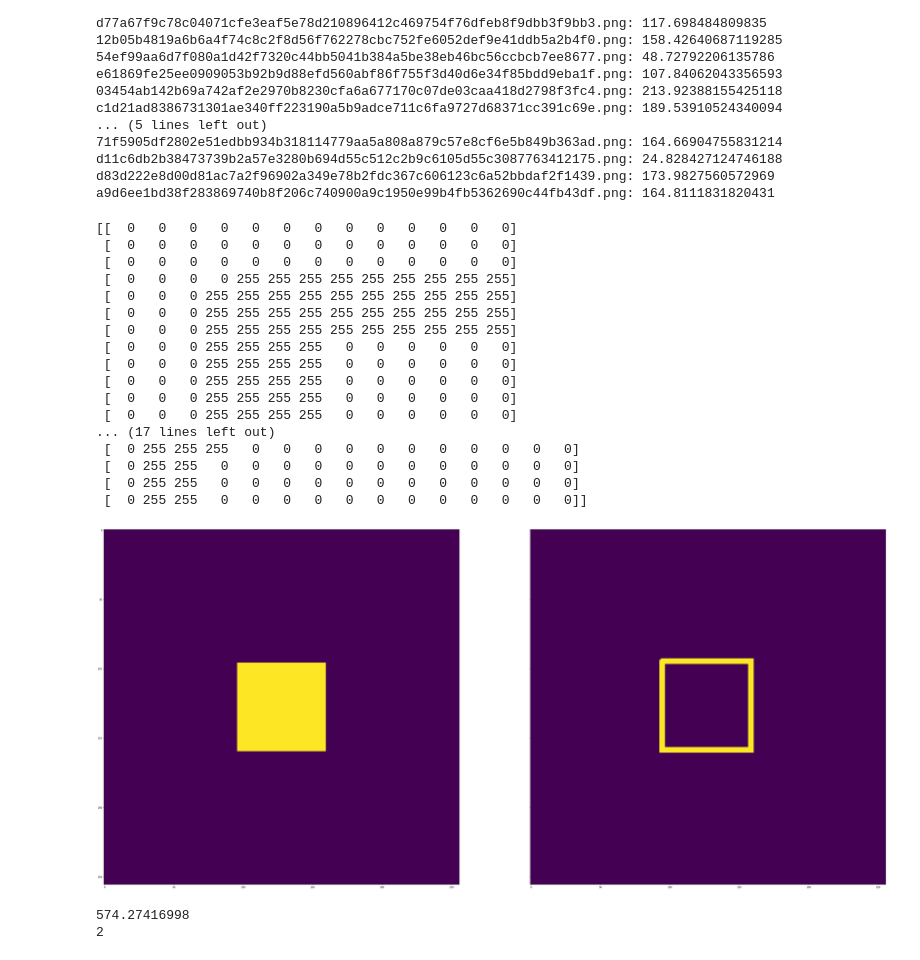
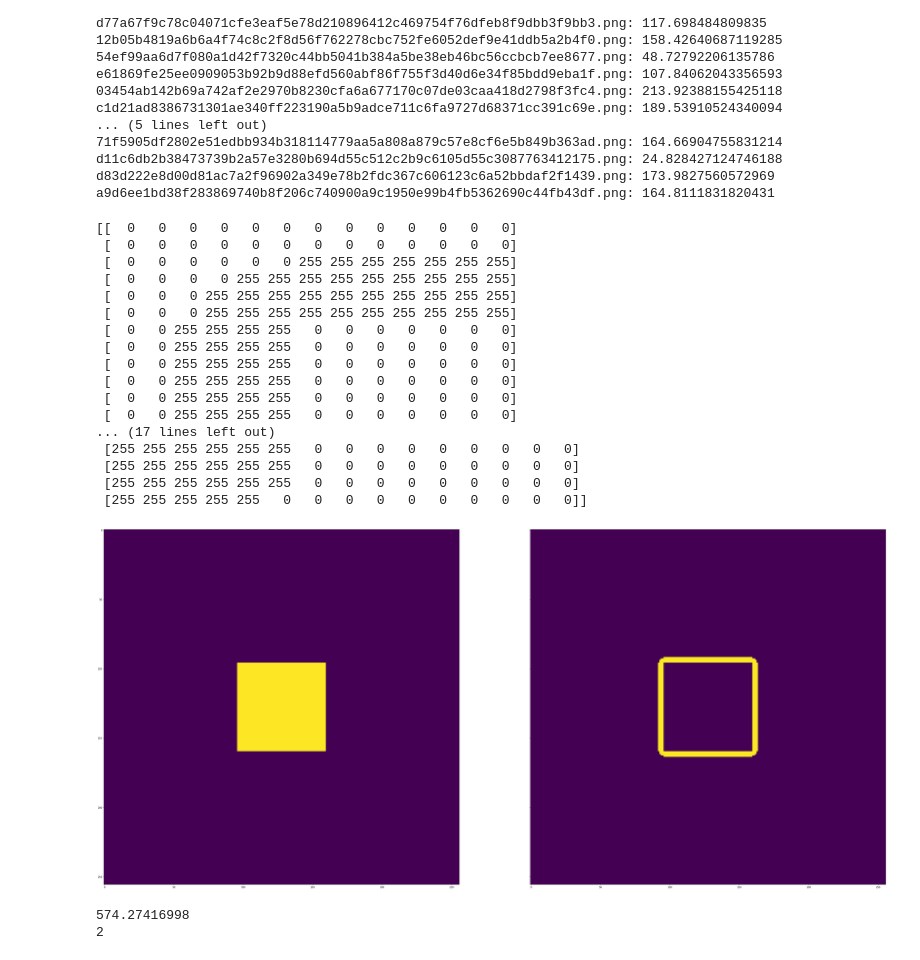
Before and after one commit to footh/nuclei, a Jupyter notebook: notebooks/image_aug_sandbox.ipynb, the cells around one changed output. Saved outputs shown, nothing was run; the diff lists cells and outputs as text; code cells hidden in the pictures.

```diff
--- a/notebooks/image_aug_sandbox.ipynb
+++ b/notebooks/image_aug_sandbox.ipynb
@@ -163,51 +163,50 @@ import matplotlib.pyplot as plt
 from skimage import measure
 from skimage import morphology
 from PIL import Image
-
 
 x = np.zeros((256,256), dtype=np.uint8)
 x[96:160, 96:160] = 255
 
 c = np.zeros((256,256), dtype=np.uint8)
 contours = measure.find_contours(x, 0.5)
 for contour in contours:
     contour = contour.astype(int)
     c[contour[:, 0], contour[:, 1]] = 255
 
-sq = morphology.square(4)
-c = morphology.dilation(c, sq)
+sq = morphology.disk(4)
+xd = morphology.dilation(x, sq)
 
 fig, axes = plt.subplots(nrows=1, ncols=2, figsize=(60, 60), sharex=True, sharey=True,
                          subplot_kw={'adjustable': 'box-forced'})
 ax = axes.ravel()
 
 ax[0].imshow(x)
-ax[1].imshow(c)
+ax[1].imshow(xd - x)
 
-print(c[90:103,90:103])
+print((xd - x)[90:103,90:103])
 
-src = '../train/0a7d30b252359a10fd298b638b90cb9ada3acced4e0c0e5a3692013f432ee4e9-con.png'
+src = '../model-data/train/0a7d30b252359a10fd298b638b90cb9ada3acced4e0c0e5a3692013f432ee4e9-con.png'
 imga = np.asarray(Image.open(src), dtype=np.uint8)
 print(imga[105:125,5:20])
 # %% [output]
 [[  0   0   0   0   0   0   0   0   0   0   0   0   0]
  [  0   0   0   0   0   0   0   0   0   0   0   0   0]
- [  0   0   0   0   0   0   0   0   0   0   0   0   0]
+ [  0   0   0   0   0   0 255 255 255 255 255 255 255]
  [  0   0   0   0 255 255 255 255 255 255 255 255 255]
  [  0   0   0 255 255 255 255 255 255 255 255 255 255]
  [  0   0   0 255 255 255 255 255 255 255 255 255 255]
- [  0   0   0 255 255 255 255 255 255 255 255 255 255]
- [  0   0   0 255 255 255 255   0   0   0   0   0   0]
- [  0   0   0 255 255 255 255   0   0   0   0   0   0]
- [  0   0   0 255 255 255 255   0   0   0   0   0   0]
- [  0   0   0 255 255 255 255   0   0   0   0   0   0]
- [  0   0   0 255 255 255 255   0   0   0   0   0   0]
+ [  0   0 255 255 255 255   0   0   0   0   0   0   0]
+ [  0   0 255 255 255 255   0   0   0   0   0   0   0]
+ [  0   0 255 255 255 255   0   0   0   0   0   0   0]
+ [  0   0 255 255 255 255   0   0   0   0   0   0   0]
+ [  0   0 255 255 255 255   0   0   0   0   0   0   0]
+ [  0   0 255 255 255 255   0   0   0   0   0   0   0]
 ... (17 lines left out)
- [  0 255 255 255   0   0   0   0   0   0   0   0   0   0   0]
- [  0 255 255   0   0   0   0   0   0   0   0   0   0   0   0]
- [  0 255 255   0   0   0   0   0   0   0   0   0   0   0   0]
- [  0 255 255   0   0   0   0   0   0   0   0   0   0   0   0]]
+ [255 255 255 255 255 255   0   0   0   0   0   0   0   0   0]
+ [255 255 255 255 255 255   0   0   0   0   0   0   0   0   0]
+ [255 255 255 255 255 255   0   0   0   0   0   0   0   0   0]
+ [255 255 255 255 255   0   0   0   0   0   0   0   0   0   0]]
-[figure, old version]
+[figure, new version]
 # %%
 img = Image.open('/home/jfaath/Desktop/test_images/mcon5.png')
 imga = np.asarray(img)
```
Also changed, not shown: parts of 1 cell of this notebook, 3 other files.
